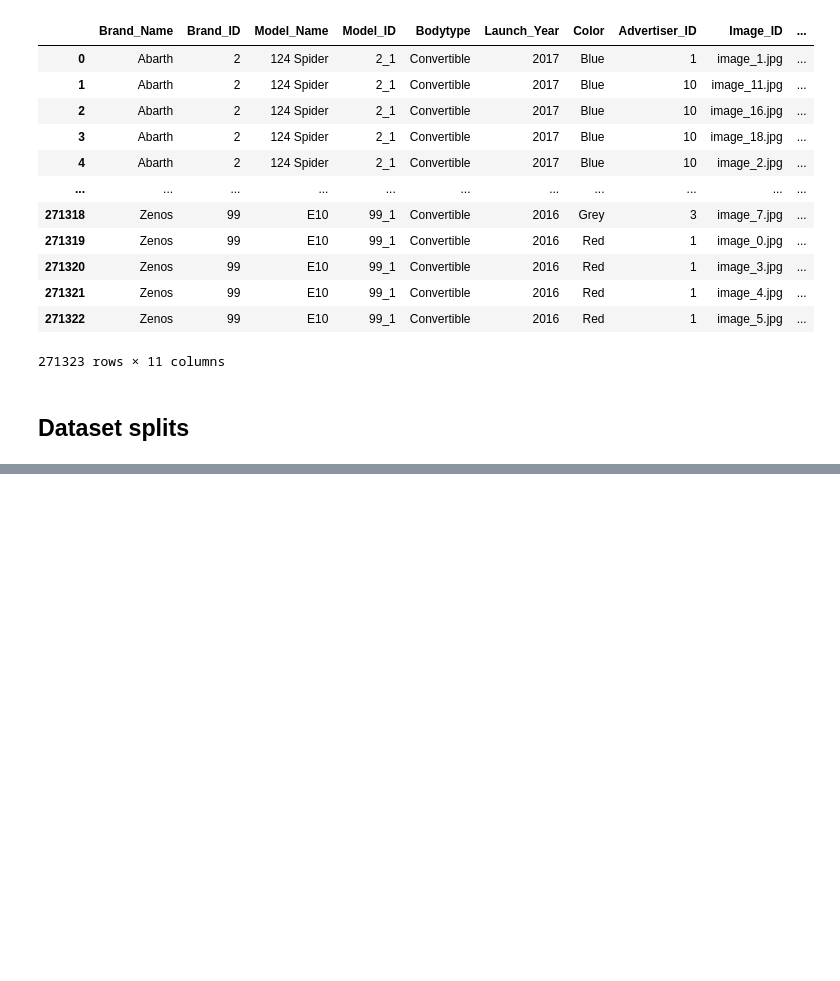
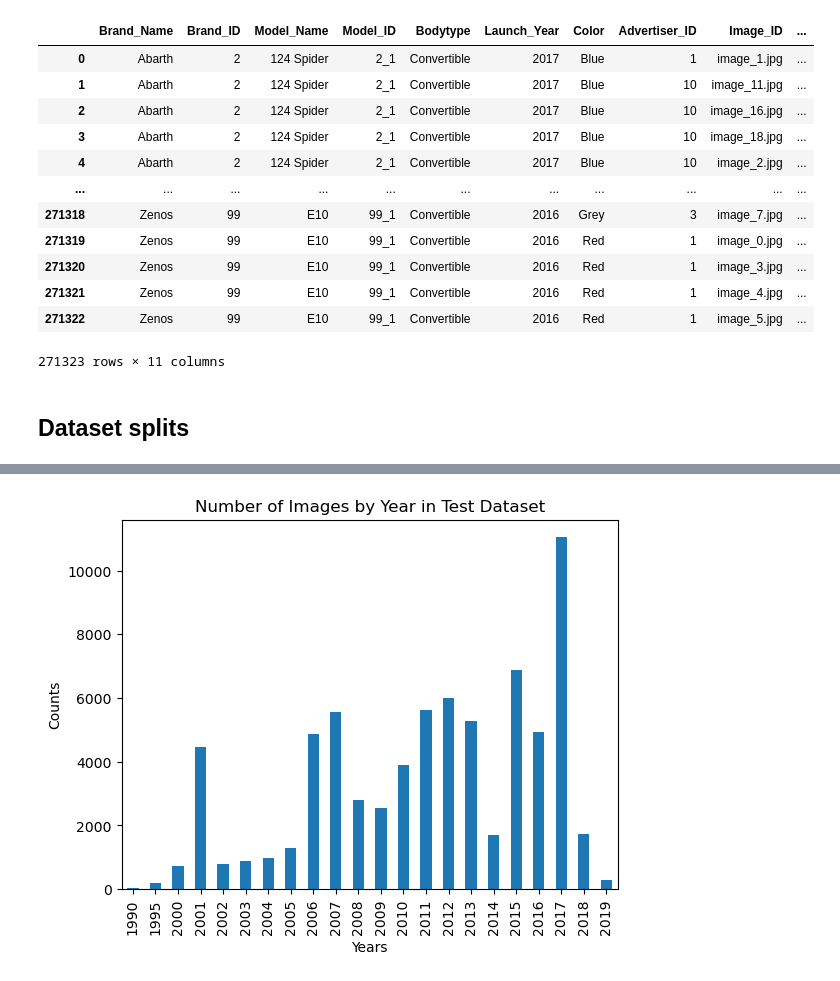
Before and after one commit to hmd101/deepCars, a Jupyter notebook: src/analysis/dataset_statistics.ipynb, the cells around one changed output, grey strips where cells are left out. Saved outputs shown, nothing was run; the diff lists cells and outputs as text; code cells hidden in the pictures; blank space fills up the shorter version.

```diff
--- a/src/analysis/dataset_statistics.ipynb
+++ b/src/analysis/dataset_statistics.ipynb
@@ -33,0 +86,4 @@ train_df, val_df, test_df = split_dataset_dfs("../../raw_data/tables/features.cs
+# %%
+plot_dataframes(num_images_by_year_test_df, df_name="Test Dataset")
+# %% [output]
+[figure, added]
```
Also changed, not shown: parts of 8 cells of this notebook, 1 other file.
